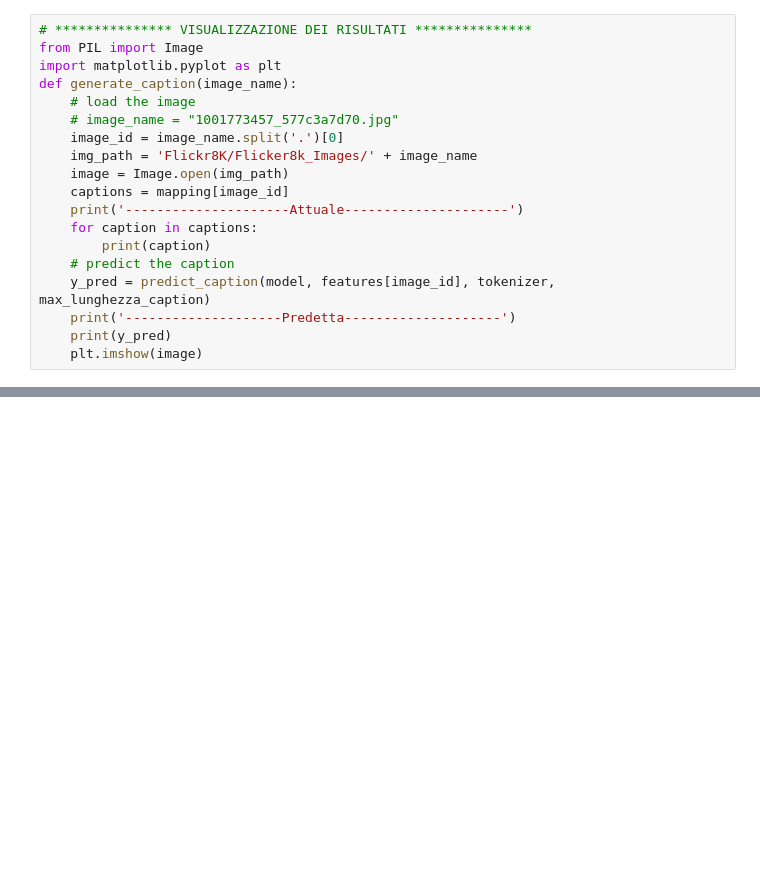
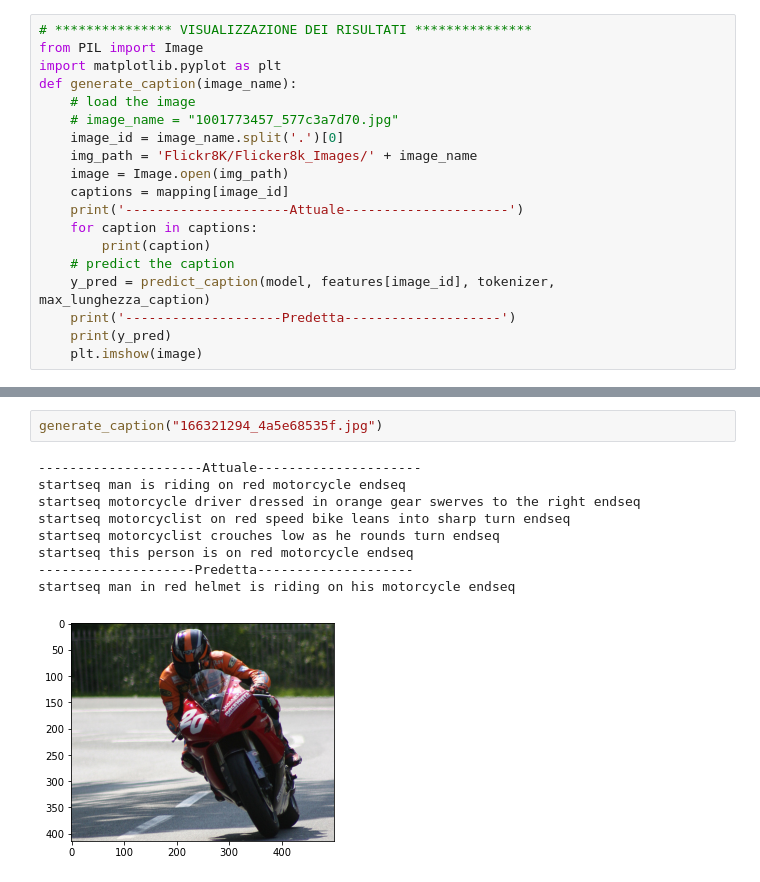
Before and after one commit to Rick8998/ProgettoDeepLearning, a Jupyter notebook: ImageCaption/imageCaption.ipynb, the cells around one changed output, grey strips where cells are left out. Saved outputs shown, nothing was run; the diff lists cells and outputs as text; blank space fills up the shorter version.

```diff
--- a/ImageCaption/imageCaption.ipynb
+++ b/ImageCaption/imageCaption.ipynb
@@ -336,0 +344,12 @@ startseq two dogs play on the ground endseq
+# %%
+generate_caption("166321294_4a5e68535f.jpg")
+# %% [output]
+---------------------Attuale---------------------
+startseq man is riding on red motorcycle endseq
+startseq motorcycle driver dressed in orange gear swerves to the right endseq
+startseq motorcyclist on red speed bike leans into sharp turn endseq
+startseq motorcyclist crouches low as he rounds turn endseq
+startseq this person is on red motorcycle endseq
+--------------------Predetta--------------------
+startseq man in red helmet is riding on his motorcycle endseq
+[figure, added]
```
Also changed, not shown: parts of 13 cells of this notebook, 1 other file.
